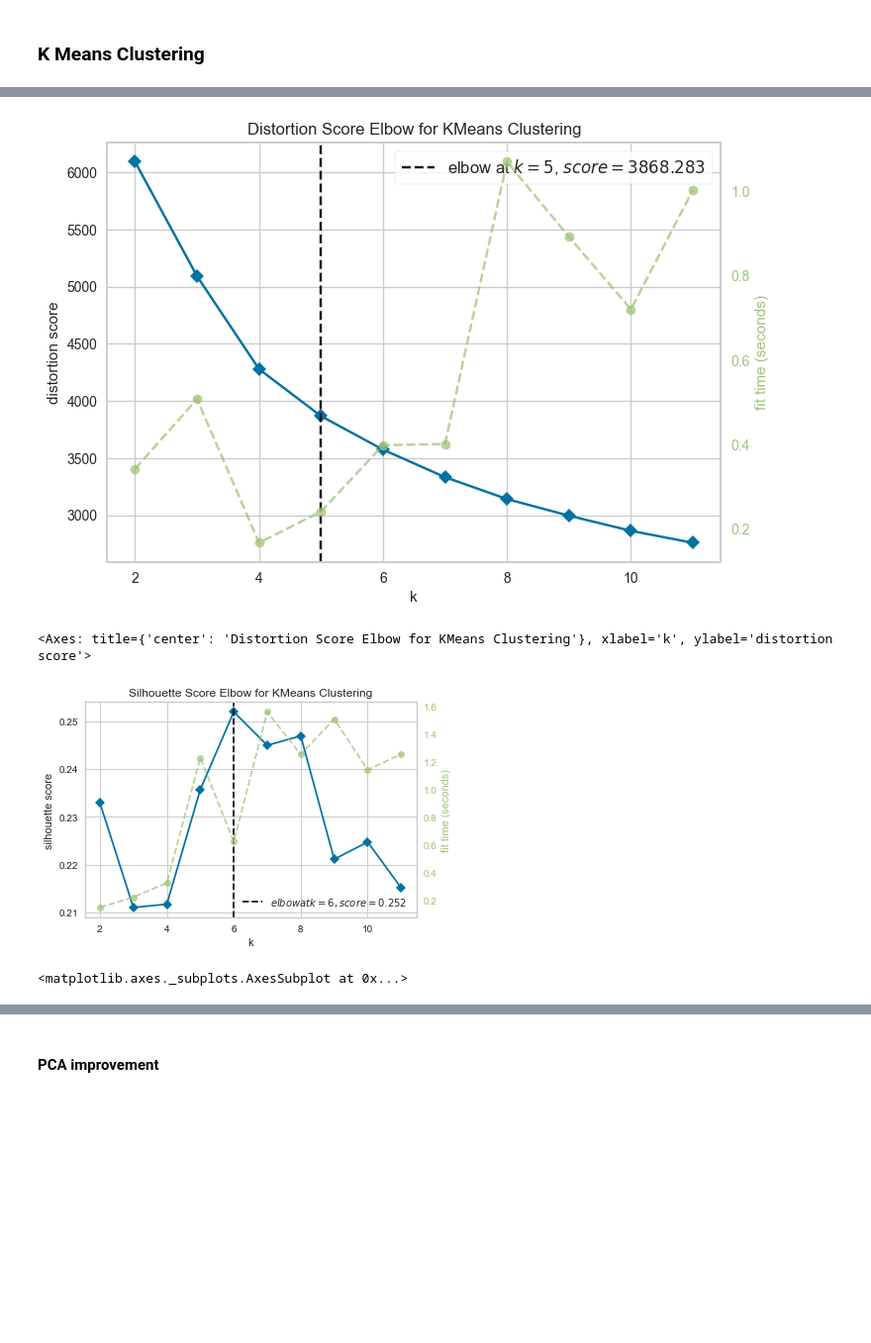
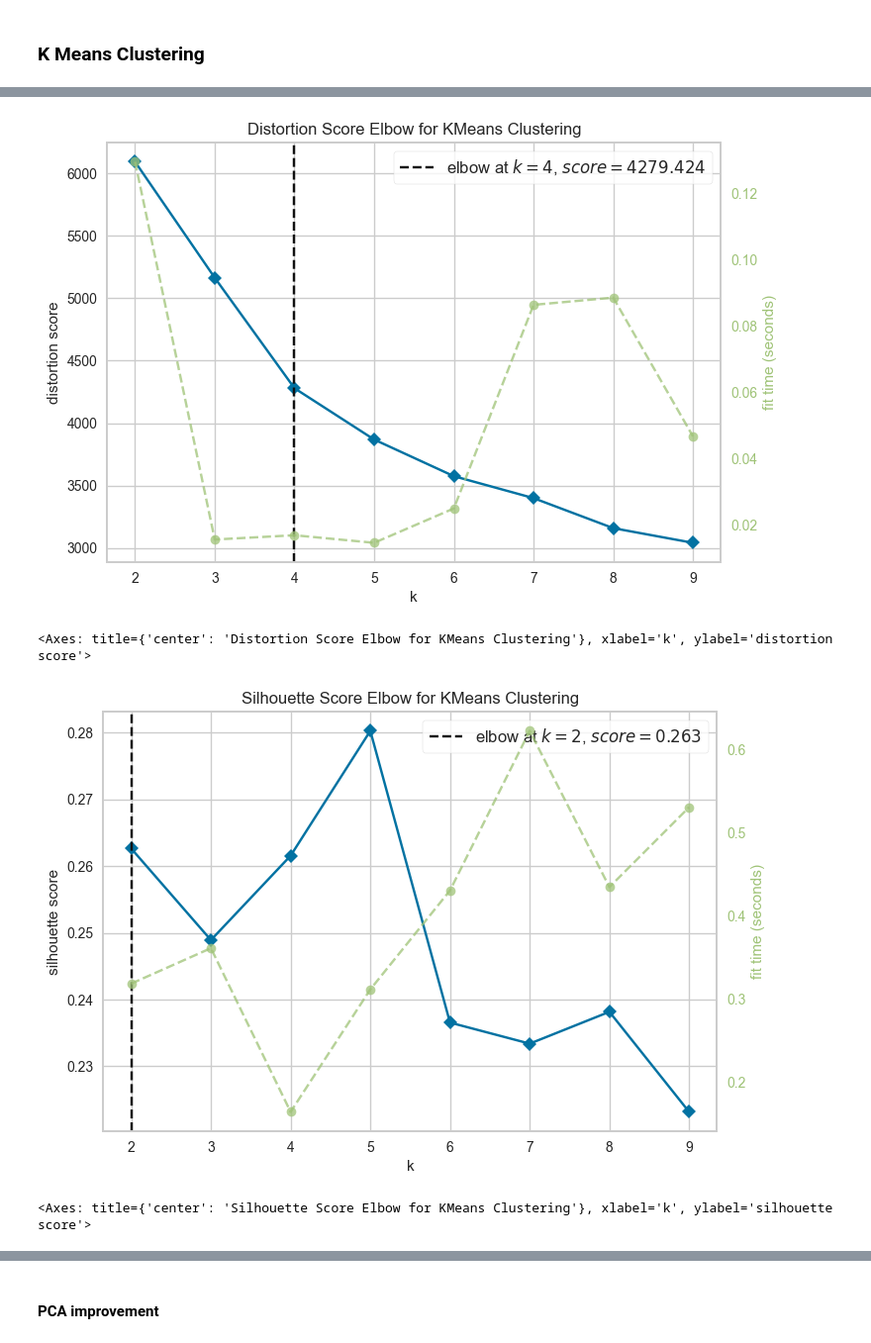
Before and after one commit to tomribaroff/Clustering-Credit-Card-Users, a Jupyter notebook: MasterNotebook.ipynb, the cells around one changed output, grey strips where cells are left out. Shown at 99% size. Drawn from its saved outputs; the diff is of its cells as text; code cells hidden in the pictures; blank space fills up the shorter version.

Commit message:
clean up KMeans before adding other clustering methods

```diff
--- a/MasterNotebook.ipynb
+++ b/MasterNotebook.ipynb
@@ -170,18 +168,17 @@ K-means is known to be sensitive to outliers, and so it might be useful to compa
 # %%
-model = KMeans()
-visualizer = KElbowVisualizer(model, k=(2,12))  # Tool to see how the algorithm fit changes as the parameter changes
+model = KMeans(n_init='auto')
+visualizer = KElbowVisualizer(model, k=(2,10))  # Tool to see how the algorithm fit changes as the parameter changes
 visualizer.fit(normalized_df)                   # Fit the data to the visualizer
 visualizer.show()
 # %% [output]
-[figure, old version]
+[figure, new version]
 <Axes: title={'center': 'Distortion Score Elbow for KMeans Clustering'}, xlabel='k', ylabel='distortion score'>
 # %%
 # Instantiate the clustering model and visualizer
-model = KMeans()
-visualizer = KElbowVisualizer(model, k=(2,12),metric='silhouette')
-
+model = KMeans(n_init=10)
+visualizer = KElbowVisualizer(model, k=(2,10),metric='silhouette')
 visualizer.fit(normalized_df)        # Fit the data to the visualizer
 visualizer.show()        # Finalize and render the figure
 # %% [output]
-[figure, old version]
+[figure, new version]
-<matplotlib.axes._subplots.AxesSubplot at 0x...>
+<Axes: title={'center': 'Silhouette Score Elbow for KMeans Clustering'}, xlabel='k', ylabel='silhouette score'>
```
Also changed, not shown: parts of 6 cells of this notebook.
